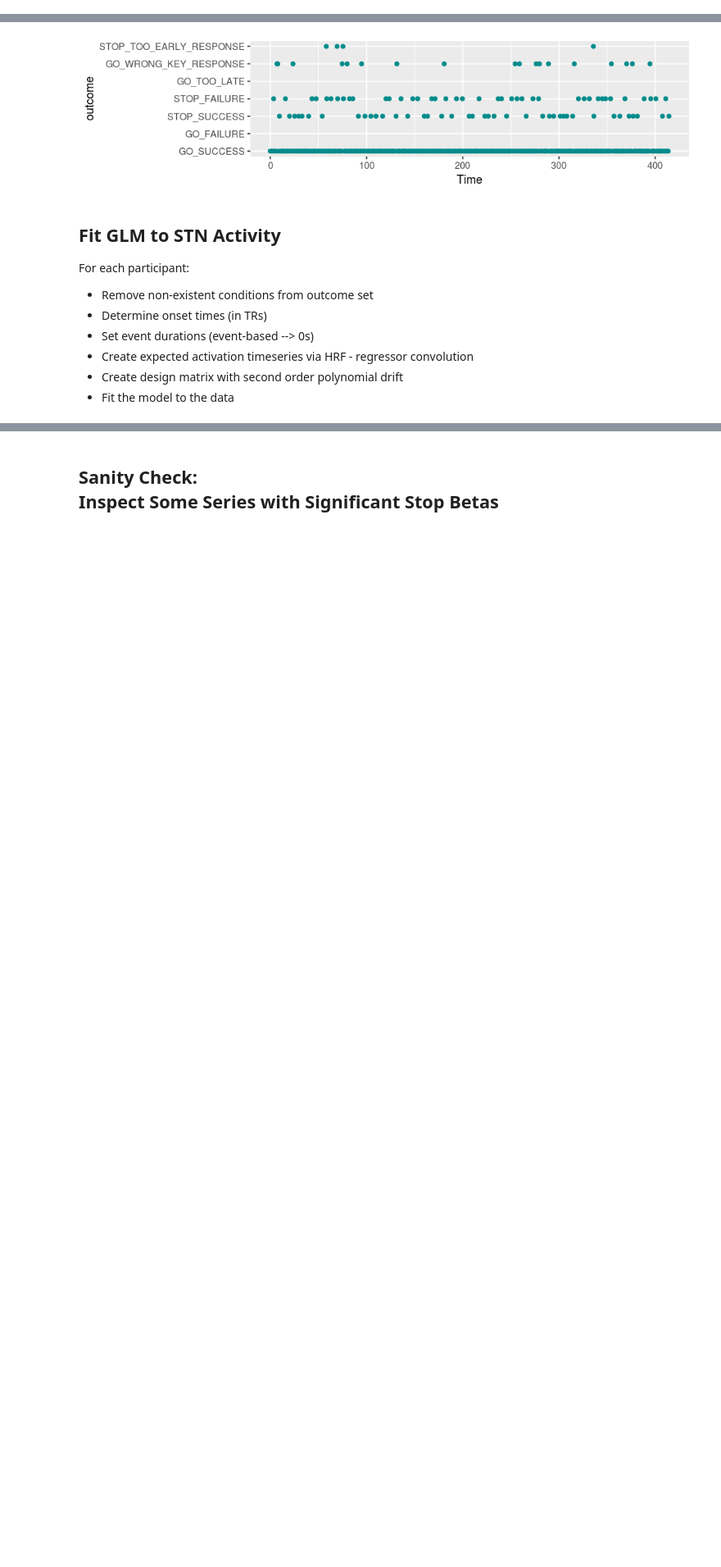
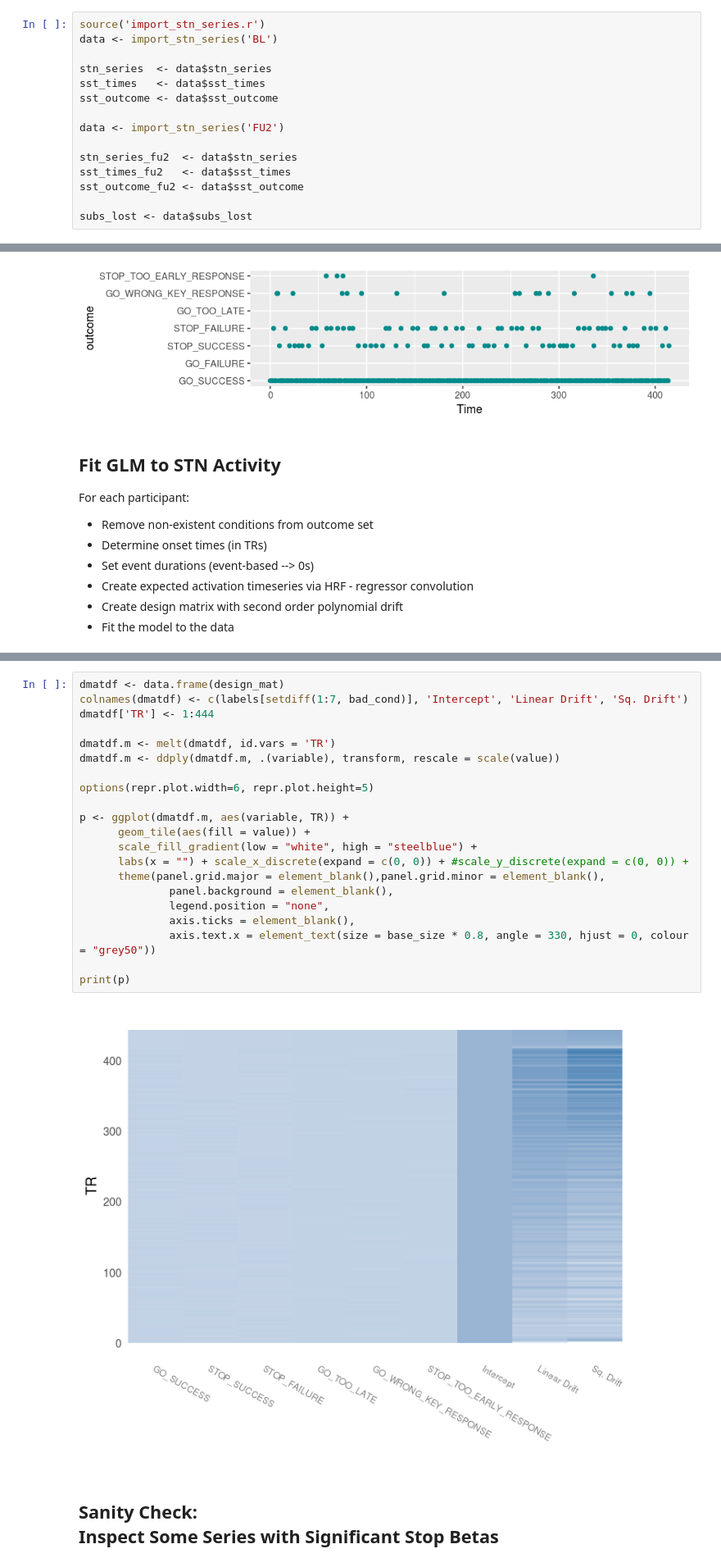
Before and after one commit to DanielNScott/imagen, a Jupyter notebook: STN_fMRI_GLM.ipynb, the cells around one changed output, grey strips where cells are left out. Shown: that part at 82% size. Cells and saved outputs as stored; diff of their text form; blank space fills up the shorter version.

```diff
--- a/STN_fMRI_GLM.ipynb
+++ b/STN_fMRI_GLM.ipynb
@@ -98,0 +3,15 @@ Warning message in read.table(file = file, header = header, sep = sep, quote = q
+# %%
+source('import_stn_series.r')
+data <- import_stn_series('BL')
+
+stn_series  <- data$stn_series
+sst_times   <- data$sst_times
+sst_outcome <- data$sst_outcome
+
+data <- import_stn_series('FU2')
+
+stn_series_fu2  <- data$stn_series
+sst_times_fu2   <- data$sst_times
+sst_outcome_fu2 <- data$sst_outcome
+
+subs_lost <- data$subs_lost
@@ -252,3 +218,26 @@ saveRDS(lm_list,'lm_list.rds')
+# %%
+dmatdf <- data.frame(design_mat)
+colnames(dmatdf) <- c(labels[setdiff(1:7, bad_cond)], 'Intercept', 'Linear Drift', 'Sq. Drift')
+dmatdf['TR'] <- 1:444
+
+dmatdf.m <- melt(dmatdf, id.vars = 'TR')
+dmatdf.m <- ddply(dmatdf.m, .(variable), transform, rescale = scale(value))
+
+options(repr.plot.width=6, repr.plot.height=5)
+
+p <- ggplot(dmatdf.m, aes(variable, TR)) +
+      geom_tile(aes(fill = value)) +
+      scale_fill_gradient(low = "white", high = "steelblue") +
+      labs(x = "") + scale_x_discrete(expand = c(0, 0)) + #scale_y_discrete(expand = c(0, 0)) +
+      theme(panel.grid.major = element_blank(),panel.grid.minor = element_blank(),
+              panel.background = element_blank(),
+              legend.position = "none",
+              axis.ticks = element_blank(),
+              axis.text.x = element_text(size = base_size * 0.8, angle = 330, hjust = 0, colour = "grey50"))
+
+print(p)
+# %% [output]
+[figure, added]
 # %% [markdown]
 ## Sanity Check: <br/> Inspect Some Series with Significant Stop Betas ##
 # %%
```
Also changed, not shown: parts of 14 cells of this notebook, 7 other files.
